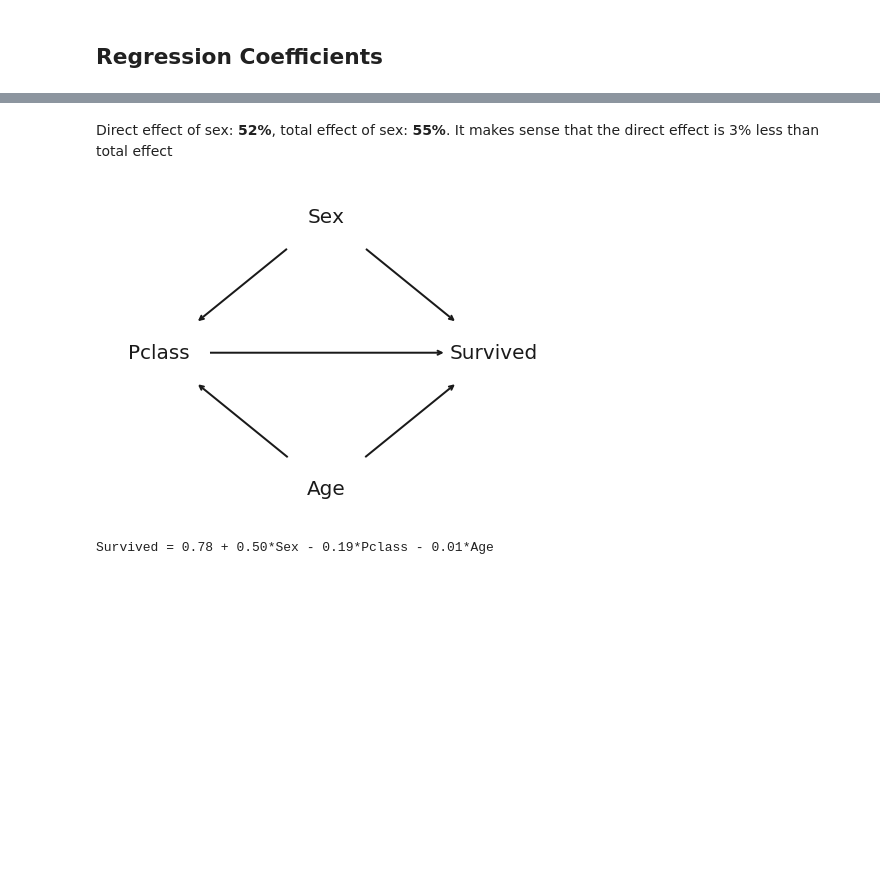
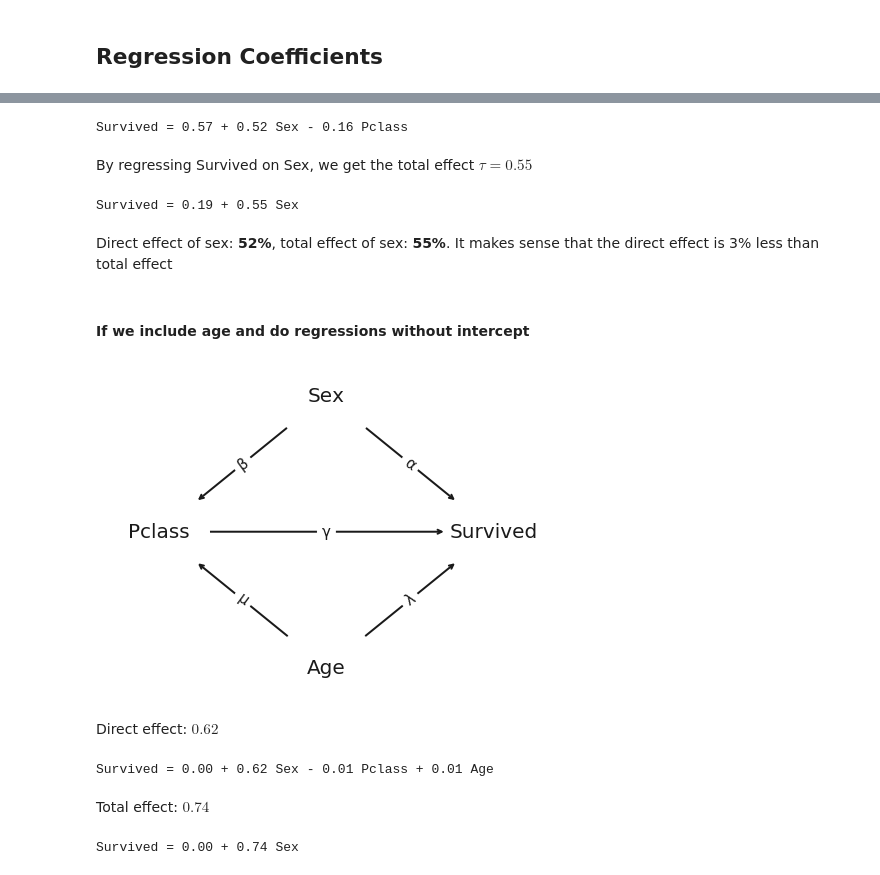
Before and after one commit to shenkev/interventions_titanic, a Jupyter notebook: Interventions_Demo.ipynb, the cells around one changed output, grey strips where cells are left out. Drawn from its saved outputs; the diff is of its cells as text; code cells hidden in the pictures; blank space fills up the shorter version.

```diff
--- a/Interventions_Demo.ipynb
+++ b/Interventions_Demo.ipynb
@@ -360,19 +372,30 @@ Pclass = 2.39 - 0.23*Sex
+# %%
+fit_linear_model(feature_names=['Sex', 'Pclass'], target_name='Survived', fit_intercept=True)
+# %% [output]
+Survived = 0.57 + 0.52 Sex - 0.16 Pclass
+# %% [markdown]
+By regressing Survived on Sex, we get the total effect $\tau = 0.55$
+# %%
+fit_linear_model(feature_names=['Sex'], target_name='Survived', fit_intercept=True)
+# %% [output]
+Survived = 0.19 + 0.55 Sex
 # %% [markdown]
 Direct effect of sex: **52%**, total effect of sex: **55%**. It makes sense that the direct effect is 3% less than total effect
+# %% [markdown]
+#### If we include age and do regressions without intercept
 # %%
-Image(filename='dag2.png')
+Image(filename='dag4.png')
 # %% [output]
-[figure, old version]
+[figure, new version]
-# %%
-def direct_effect_of_sex_v2():
-    df = titanic_training.copy()
-    df['Sex'] = df['Sex'].map({'male': 0, 'female': 1})
-    df['Age'] = df['Age'].fillna(df['Age'].mean())
-    lm = LinearRegression(fit_intercept=True)
-    feature_columns = ['Sex', 'Pclass', 'Age']
-    lm.fit(df[feature_columns], df['Survived'])
-    print_formula(feature_columns, 'Survived', lm)
-
-direct_effect_of_sex_v2()
-# %% [output]
-Survived = 0.78 + 0.50*Sex - 0.19*Pclass - 0.01*Age
+# %% [markdown]
+Direct effect: $0.62$
+# %%
+fit_linear_model(feature_names=['Sex', 'Pclass', 'Age'], target_name='Survived', fit_intercept=False)
+# %% [output]
+Survived = 0.00 + 0.62 Sex - 0.01 Pclass + 0.01 Age
+# %% [markdown]
+Total effect: $0.74$
+# %%
+fit_linear_model(feature_names=['Sex'], target_name='Survived', fit_intercept=False)
+# %% [output]
+Survived = 0.00 + 0.74 Sex
```
Also changed, not shown: parts of 22 cells of this notebook, 4 other files.
